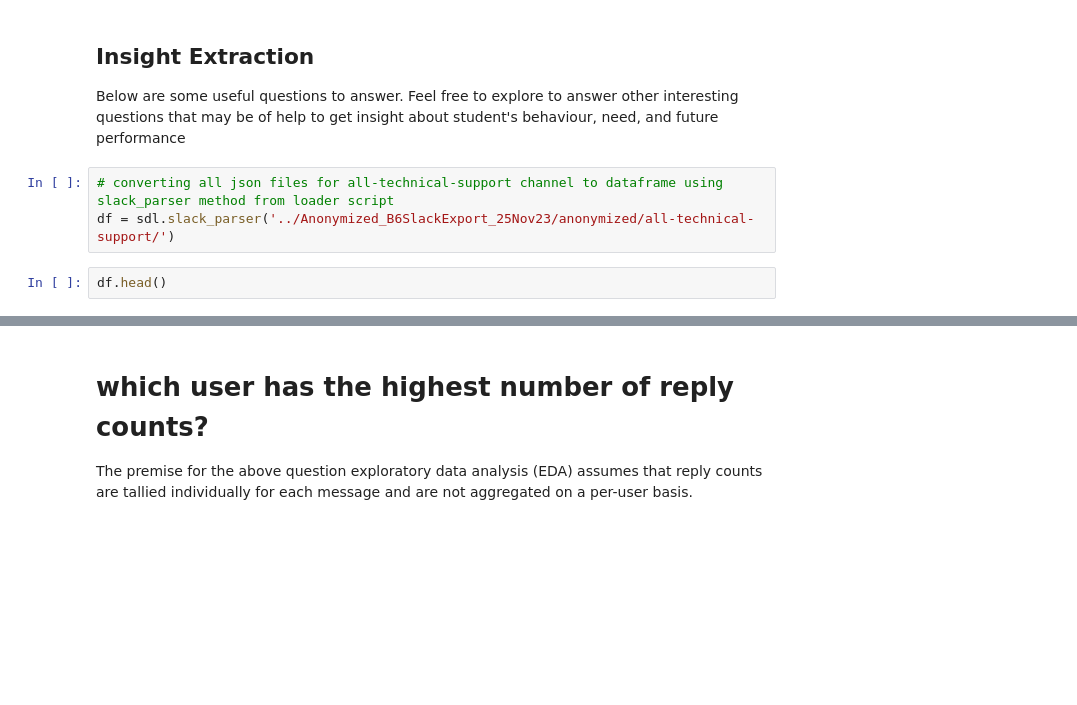
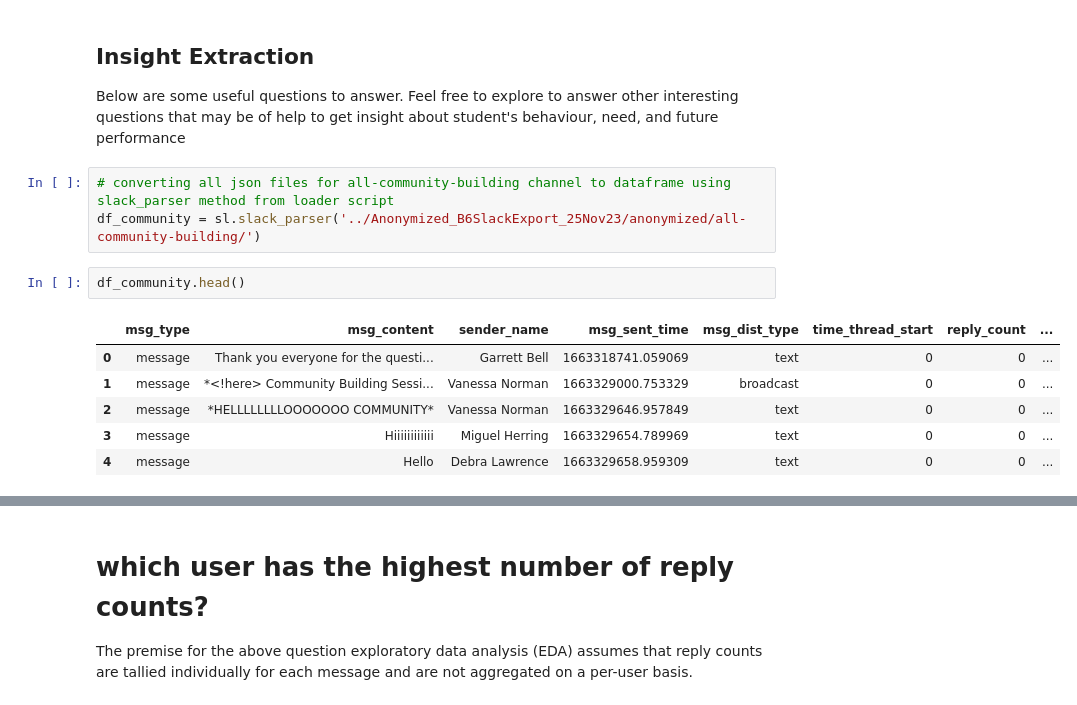
Before and after one commit to olaniSiyum/week0-starter-network-analysis, a Jupyter notebook: notebooks/parse_slack_data.ipynb, the cells around one changed output, grey strips where cells are left out. Saved outputs shown, nothing was run; the diff lists cells and outputs as text; blank space fills up the shorter version.

```diff
--- a/notebooks/parse_slack_data.ipynb
+++ b/notebooks/parse_slack_data.ipynb
@@ -139,8 +139,15 @@ def bottom_10_senders_eda(df):
 
 Below are some useful questions to answer. Feel free to explore to answer other interesting questions that may be of help to get insight about student's behaviour, need, and future performance
 # %%
-# converting all json files for all-technical-support channel to dataframe using slack_parser method from loader script
-df = sdl.slack_parser('../Anonymized_B6SlackExport_25Nov23/anonymized/all-technical-support/')
+# converting all json files for all-community-building channel to dataframe using slack_parser method from loader script
+df_community = sl.slack_parser('../Anonymized_B6SlackExport_25Nov23/anonymized/all-community-building/')
 # %%
-df.head()
+df_community.head()
+# %% [output]
+|  | msg_type | msg_content | sender_name | msg_sent_time | msg_dist_type | time_thread_start | reply_count | ... |
+| 0 | message | Thank you everyone for the questi... | Garrett Bell | 1663318741.059069 | text | 0 | 0 | ... |
+| 1 | message | *<!here> Community Building Sessi... | Vanessa Norman | 1663329000.753329 | broadcast | 0 | 0 | ... |
+| 2 | message | *HELLLLLLLLOOOOOOO COMMUNITY* | Vanessa Norman | 1663329646.957849 | text | 0 | 0 | ... |
+| 3 | message | Hiiiiiiiiiiii | Miguel Herring | 1663329654.789969 | text | 0 | 0 | ... |
+| 4 | message | Hello | Debra Lawrence | 1663329658.959309 | text | 0 | 0 | ... |
 # %%
```
Also changed, not shown: parts of 7 cells of this notebook.
